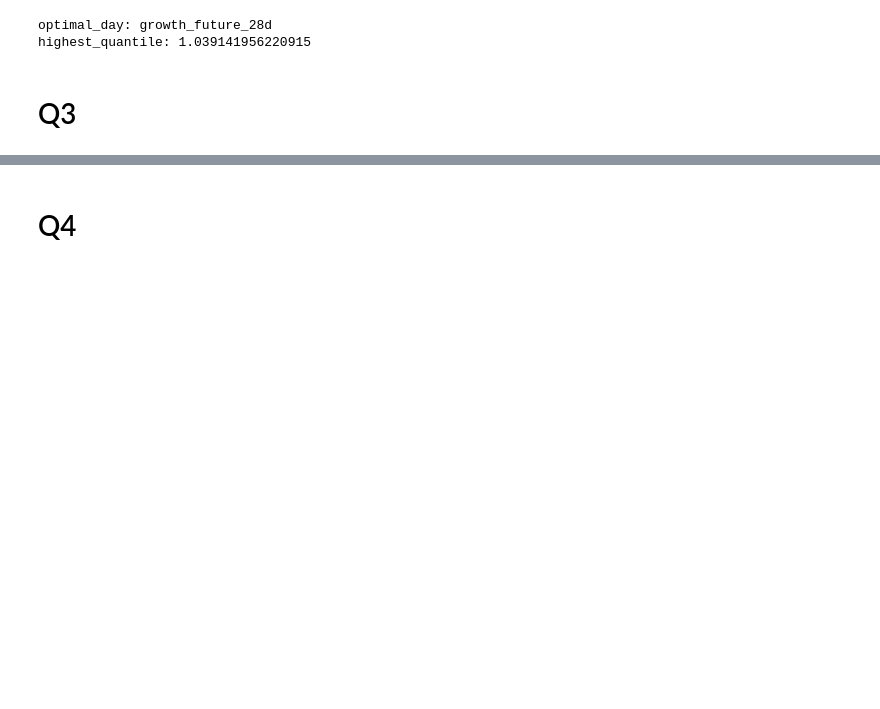
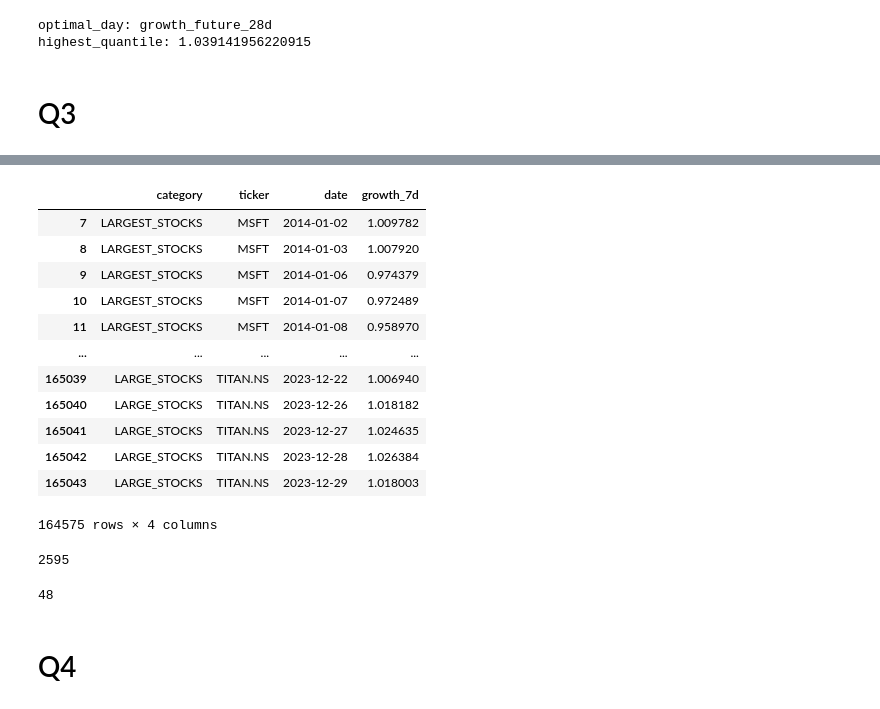
Before and after one commit to chiseanchang0727/Analytics-in-Stock-Markets, a Jupyter notebook: hw2_v2.ipynb, the cells around one changed output, grey strips where cells are left out. Cells and saved outputs as stored; diff of their text form; code cells hidden in the pictures; blank space fills up the shorter version.

```diff
--- a/hw2_v2.ipynb
+++ b/hw2_v2.ipynb
@@ -280,3 +288,25 @@ optimal_day: growth_future_28d
 highest_quantile: 1.039141956220915
 # %% [markdown]
 # Q3
+# %%
+US_STOCKS = ['MSFT', 'AAPL', 'GOOG', 'NVDA', 'AMZN', 'META', 'BRK-B', 'LLY', 'AVGO','V', 'JPM']
+
+EU_STOCKS = ['NVO','MC.PA', 'ASML', 'RMS.PA', 'OR.PA', 'SAP', 'ACN', 'TTE', 'SIE.DE','IDEXY','CDI.PA']
+
+INDIA_STOCKS = ['RELIANCE.NS','TCS.NS','HDB','BHARTIARTL.NS','IBN','SBIN.NS','LICI.NS','INFY','ITC.NS','HINDUNILVR.NS','LT.NS']
+
+LARGEST_STOCKS = US_STOCKS + EU_STOCKS + INDIA_STOCKS
+
+NEW_US = ['TSLA','WMT','XOM','UNH','MA','PG','JNJ','MRK','HD','COST','ORCL']
+
+NEW_EU = ['PRX.AS','CDI.PA','AIR.PA','SU.PA','ETN','SNY','BUD','DTE.DE','ALV.DE','MDT','AI.PA','EL.PA']
+
+NEW_INDIA = ['BAJFINANCE.NS','MARUTI.NS','HCLTECH.NS','TATAMOTORS.NS','SUNPHARMA.NS','ONGC.NS','ADANIENT.NS','ADANIENT.NS','NTPC.NS','KOTAKBANK.NS','TITAN.NS']
+
+LARGE_STOCKS = NEW_EU + NEW_US + NEW_INDIA
+
+all_tickers = LARGEST_STOCKS + LARGE_STOCKS
+
+print(f'# of LARGEST_STOCKS: {len(LARGEST_STOCKS)}')
+print(f'# of LARGE_STOCKS: {len(LARGE_STOCKS)}')
+print(f'# of all_tickers: {len(all_tickers)}')
@@ -282,0 +376,19 @@ highest_quantile: 1.039141956220915
+# %%
+df_stocks['category'] = np.where(df_stocks['ticker'].isin(LARGE_STOCKS),'LARGE_STOCKS', 'LARGEST_STOCKS')
+# %%
+df_stocker_7d = df_stocks[['category', 'ticker', 'date', 'growth_7d']].dropna()
+df_stocker_7d
+# %% [output]
+|  | category | ticker | date | growth_7d |
+| 7 | LARGEST_STOCKS | MSFT | 2014-01-02 | 1.009782 |
+| 8 | LARGEST_STOCKS | MSFT | 2014-01-03 | 1.007920 |
+| 9 | LARGEST_STOCKS | MSFT | 2014-01-06 | 0.974379 |
+| 10 | LARGEST_STOCKS | MSFT | 2014-01-07 | 0.972489 |
+| 11 | LARGEST_STOCKS | MSFT | 2014-01-08 | 0.958970 |
+| ... | ... | ... | ... | ... |
+| 165039 | LARGE_STOCKS | TITAN.NS | 2023-12-22 | 1.006940 |
+| 165040 | LARGE_STOCKS | TITAN.NS | 2023-12-26 | 1.018182 |
+| 165041 | LARGE_STOCKS | TITAN.NS | 2023-12-27 | 1.024635 |
+| 165042 | LARGE_STOCKS | TITAN.NS | 2023-12-28 | 1.026384 |
+| 165043 | LARGE_STOCKS | TITAN.NS | 2023-12-29 | 1.018003 |
+164575 rows × 4 columns
@@ -283,2 +401,11 @@ highest_quantile: 1.039141956220915
+# %%
+df_transformed.date.nunique()
+# %% [output]
+2595
+# %%
+q3ans = round(df_transformed.large_win.sum()/(df_transformed.date.nunique())*100)
+q3ans
+# %% [output]
+48
 # %% [markdown]
 # Q4
```
Also changed, not shown: parts of 12 cells of this notebook, 1 other file.
